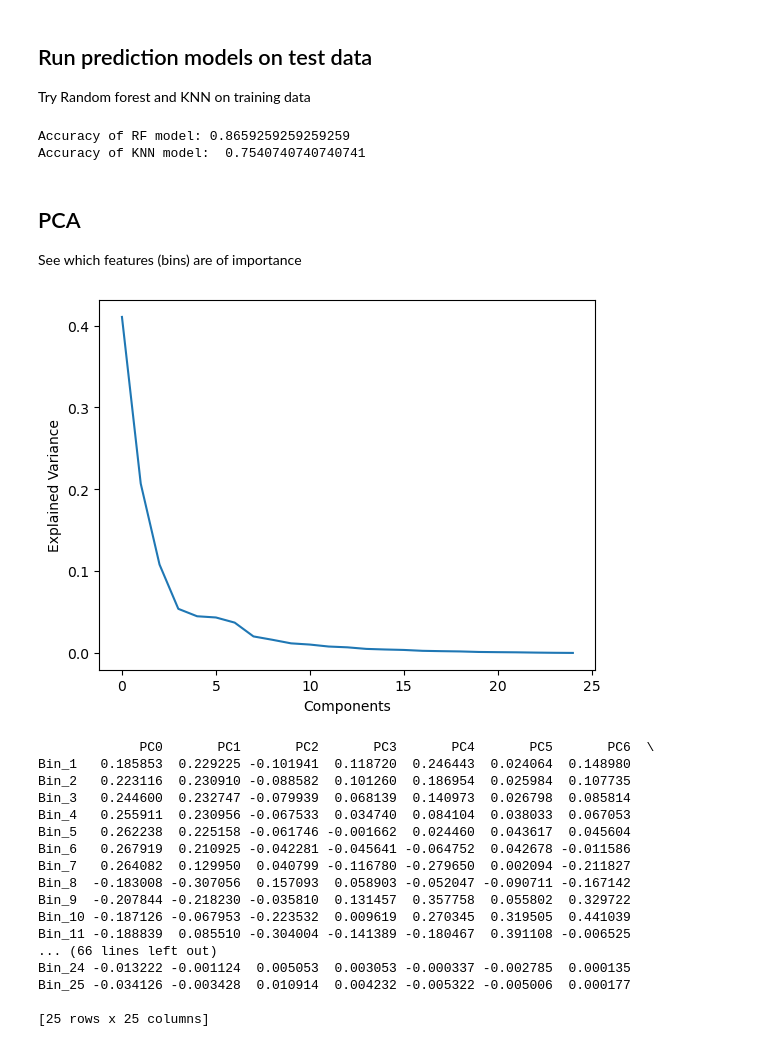
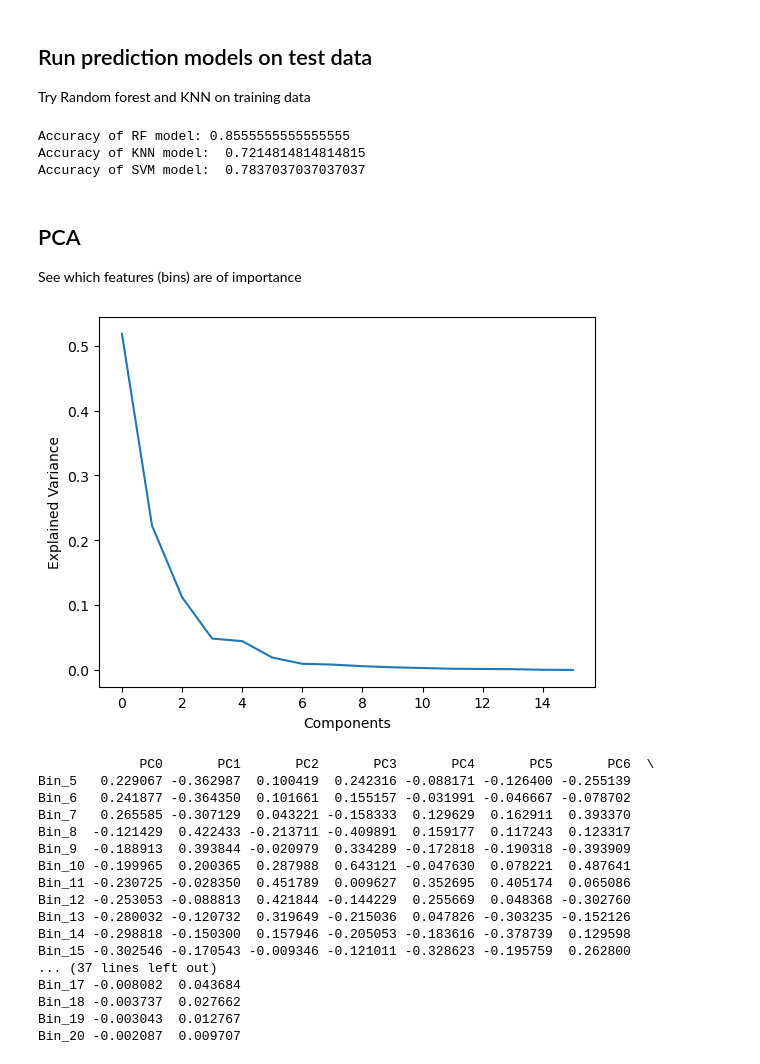
Before and after one commit to jspencermorris/terrains, a Jupyter notebook: notebooks/mm_freq_features.ipynb, the cells around one changed output. Saved outputs shown, nothing was run; the diff lists cells and outputs as text; code cells hidden in the pictures.

```diff
--- a/notebooks/mm_freq_features.ipynb
+++ b/notebooks/mm_freq_features.ipynb
@@ -28,7 +28,7 @@ display_orig_filt_images = False
 # Import and split data
 # %%
 # define file directory
-directory = '../data/interim/PatternNet/images'
+directory = '../data/interim/PatternNet/PatternNet/images'
 
 # create a list of all possible classes
 all_classes = []
@@ -141,24 +75,3 @@ def create_filter(rows, cols, sigma):
-# %%
-def apply_gaussian_filter(image, filt):
-    # Convert the image to grayscale if it's not already
-    if len(image.shape) > 2:
-        image_gray = np.mean(image, axis=2)
-    else:
-        image_gray = image
-
-    # Compute the 2D FFT of the image
-    fft_image = np.fft.fft2(image_gray)
-    fft_shifted = np.fft.fftshift(fft_image)
-
-    # Apply the mask to the frequency domain representation
-    fft_shifted_filtered = fft_shifted * filt
-
-    # Compute the inverse 2D FFT
-    ifft_shifted_filtered = np.fft.ifftshift(fft_shifted_filtered)
-    filtered_image = np.fft.ifft2(ifft_shifted_filtered)
-    filtered_image = np.abs(filtered_image)
-
-    return filtered_image.astype(np.uint8)
 # %%
 def create_dataframe(histogram_bins):
     fixed_column_names = ['class_name', 'class_id']
@@ -194,7 +107,7 @@ def generate_freq_spectrum(files, directory, images_per_class=3):
     count = 0
     pd1 = create_dataframe(histogram_bins=FREQBINS)
     pd2 = create_dataframe(histogram_bins=FREQBINS)
-    filt = create_filter(ROWS, COLS, SIGMA)
+    filt = create_gaussian_filter(ROWS, COLS, SIGMA)
 
     num_classes = len(class_images)
     for i, (class_name, images) in enumerate(class_images.items()):
@@ -339,12 +252,12 @@ Try Random forest and KNN on training data
 # Splitting arrays or matrices into random train and test subsets
 from sklearn.model_selection import train_test_split
 from sklearn.ensemble import RandomForestClassifier
-from sklearn import metrics
+from sklearn import metrics, svm
 from sklearn.neighbors import KNeighborsClassifier
 
 shuffled_df = filt_train_df.sample(frac=1).reset_index(drop=True)
 
-X = shuffled_df.loc[:, 'Bin_1': 'Bin_25']
+X = shuffled_df.loc[:, 'Bin_5': 'Bin_20']
 y = shuffled_df['class_name']
 
 # i.e. 70 % training dataset and 30 % test datasets
@@ -370,52 +283,58 @@ knn.fit(X_train, y_train)
 y_pred = knn.predict(X_test)
 
 print('Accuracy of KNN model: ', knn.score(X_test, y_test))
+
+poly = svm.SVC(kernel='poly', C=5, decision_function_shape='ovr').fit(X_train, y_train)
+poly_pred = poly.predict(X_test)
+
+print('Accuracy of SVM model: ', poly.score(X_test, y_test))
 # %% [output]
-Accuracy of RF model: 0.8659259259259259
-Accuracy of KNN model:  0.7540740740740741
+Accuracy of RF model: 0.8555555555555555
+Accuracy of KNN model:  0.7214814814814815
+Accuracy of SVM model:  0.7837037037037037
 # %% [markdown]
 ## PCA
 See which features (bins) are of importance
 # %%
 from sklearn.decomposition import PCA
 
-df = filt_train_df.loc[:, 'Bin_1': 'Bin_25']
+df = filt_train_df.loc[:, 'Bin_5': 'Bin_20']
 
 # You must normalize the data before applying the fit method
 df_normalized=(df - df.mean()) / df.std()
 pca = PCA(n_components=df.shape[1])
 pca.fit(df_normalized)
 
 plt.plot(pca.explained_variance_ratio_)
 plt.ylabel('Explained Variance')
 plt.xlabel('Components')
 plt.show()
 
 
 # Reformat and view results
 loadings = pd.DataFrame(pca.components_.T,
 columns=['PC%s' % _ for _ in range(len(df_normalized.columns))],
 index=df.columns)
 print(loadings)
 # %% [output]
-[figure, old version]
+[figure, new version]
              PC0       PC1       PC2       PC3       PC4       PC5       PC6  \
-Bin_1   0.185853  0.229225 -0.101941  0.118720  0.246443  0.024064  0.148980
-Bin_2   0.223116  0.230910 -0.088582  0.101260  0.186954  0.025984  0.107735
-Bin_3   0.244600  0.232747 -0.079939  0.068139  0.140973  0.026798  0.085814
-Bin_4   0.255911  0.230956 -0.067533  0.034740  0.084104  0.038033  0.067053
-Bin_5   0.262238  0.225158 -0.061746 -0.001662  0.024460  0.043617  0.045604
-Bin_6   0.267919  0.210925 -0.042281 -0.045641 -0.064752  0.042678 -0.011586
-Bin_7   0.264082  0.129950  0.040799 -0.116780 -0.279650  0.002094 -0.211827
-Bin_8  -0.183008 -0.307056  0.157093  0.058903 -0.052047 -0.090711 -0.167142
-Bin_9  -0.207844 -0.218230 -0.035810  0.131457  0.357758  0.055802  0.329722
-Bin_10 -0.187126 -0.067953 -0.223532  0.009619  0.270345  0.319505  0.441039
-Bin_11 -0.188839  0.085510 -0.304004 -0.141389 -0.180467  0.391108 -0.006525
-... (66 lines left out)
-Bin_24 -0.013222 -0.001124  0.005053  0.003053 -0.000337 -0.002785  0.000135
-Bin_25 -0.034126 -0.003428  0.010914  0.004232 -0.005322 -0.005006  0.000177
-
-[25 rows x 25 columns]
+Bin_5   0.229067 -0.362987  0.100419  0.242316 -0.088171 -0.126400 -0.255139
+Bin_6   0.241877 -0.364350  0.101661  0.155157 -0.031991 -0.046667 -0.078702
+Bin_7   0.265585 -0.307129  0.043221 -0.158333  0.129629  0.162911  0.393370
+Bin_8  -0.121429  0.422433 -0.213711 -0.409891  0.159177  0.117243  0.123317
+Bin_9  -0.188913  0.393844 -0.020979  0.334289 -0.172818 -0.190318 -0.393909
+Bin_10 -0.199965  0.200365  0.287988  0.643121 -0.047630  0.078221  0.487641
+Bin_11 -0.230725 -0.028350  0.451789  0.009627  0.352695  0.405174  0.065086
+Bin_12 -0.253053 -0.088813  0.421844 -0.144229  0.255669  0.048368 -0.302760
+Bin_13 -0.280032 -0.120732  0.319649 -0.215036  0.047826 -0.303235 -0.152126
+Bin_14 -0.298818 -0.150300  0.157946 -0.205053 -0.183616 -0.378739  0.129598
+Bin_15 -0.302546 -0.170543 -0.009346 -0.121011 -0.328623 -0.195759  0.262800
+... (37 lines left out)
+Bin_17 -0.008082  0.043684
+Bin_18 -0.003737  0.027662
+Bin_19 -0.003043  0.012767
+Bin_20 -0.002087  0.009707
 # %%
 dictbin = {}
 for i in loadings.columns:
```
Also changed, not shown: parts of 6 cells of this notebook, 3 other files.
